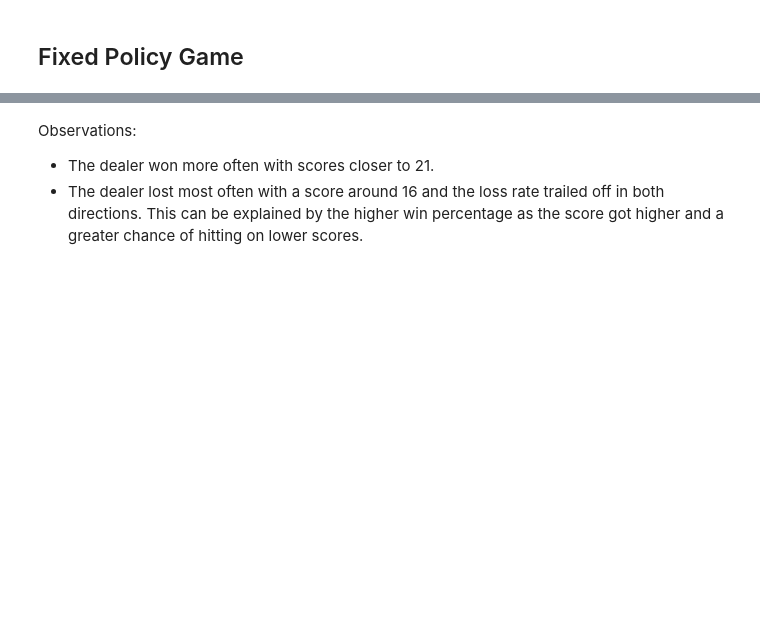
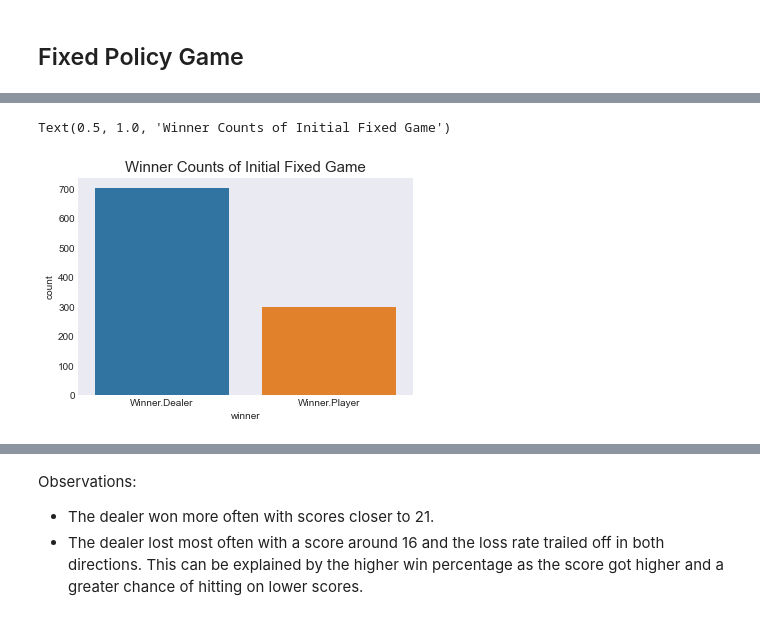
Before and after one commit to jstrassburg/cs6330-final-project-blackjack, a Jupyter notebook: blackjack.ipynb, the cells around one changed output, grey strips where cells are left out. Saved outputs shown, nothing was run; the diff lists cells and outputs as text; code cells hidden in the pictures; blank space fills up the shorter version.

```diff
--- a/blackjack.ipynb
+++ b/blackjack.ipynb
@@ -55,3 +47,9 @@ fixed_game_df.head()
+# %%
+sns.countplot(x=fixed_game_df['winner'], order=fixed_game_df['winner'].value_counts().index)
+plt.title('Winner Counts of Initial Fixed Game', fontsize=15)
+# %% [output]
+Text(0.5, 1.0, 'Winner Counts of Initial Fixed Game')
+[figure, added]
 # %%
 sns.displot(data=fixed_game_df, x='dealer_score', col='winner', hue='winner')
 # %% [output]
```
Also changed, not shown: parts of 16 cells of this notebook, 2 other files.
